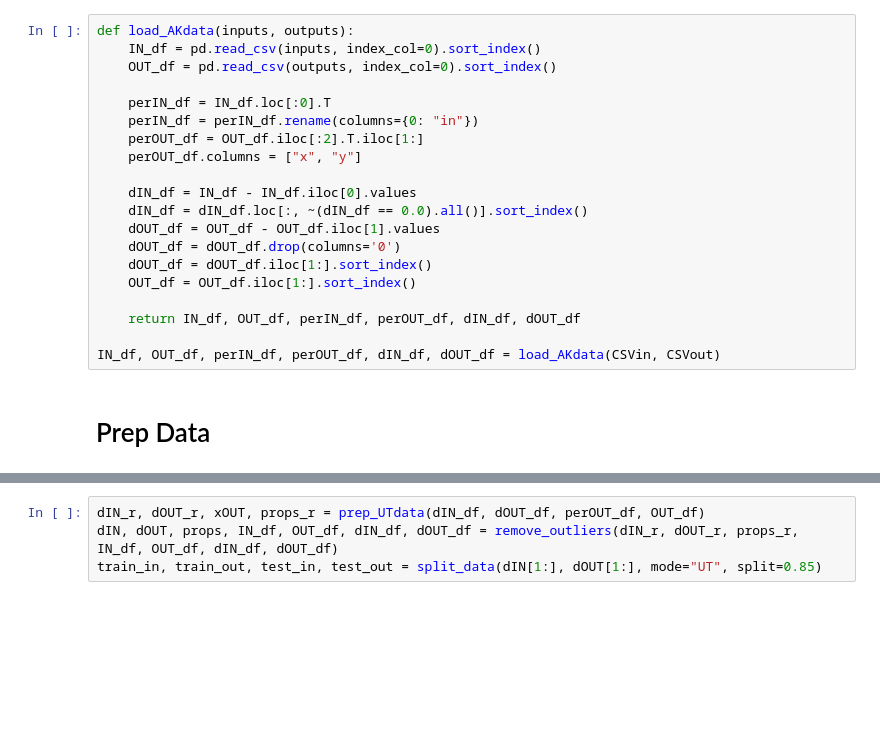
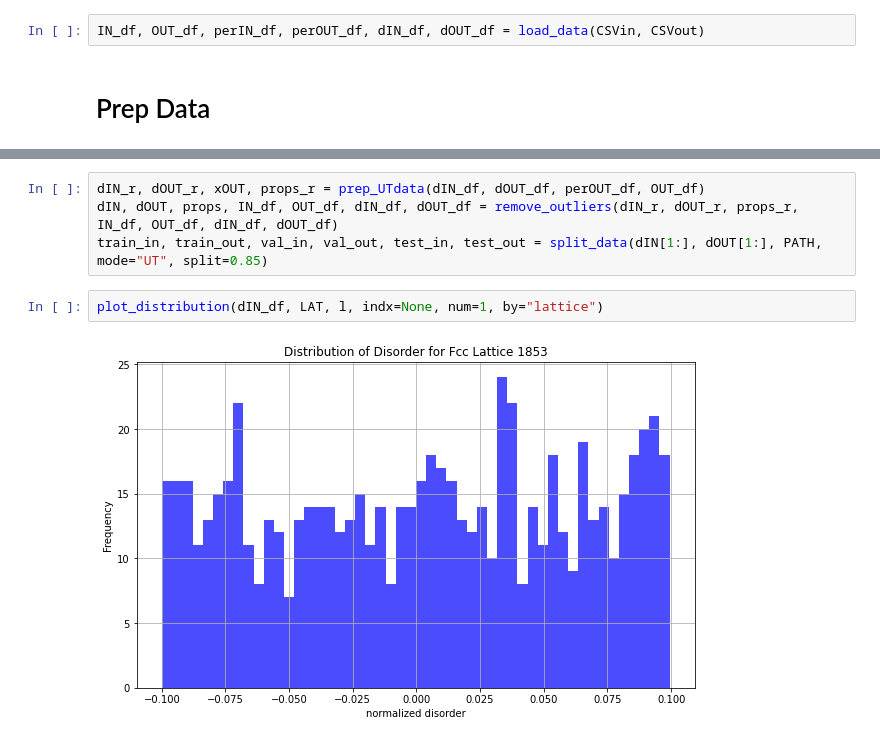
Before and after one commit to niccoforte/NF-PhD-gitRepo, a Jupyter notebook: code/AK-InputsOutputs.ipynb, the cells around one changed output, grey strips where cells are left out. Saved outputs shown, nothing was run; the diff lists cells and outputs as text; blank space fills up the shorter version.

```diff
--- a/code/AK-InputsOutputs.ipynb
+++ b/code/AK-InputsOutputs.ipynb
@@ -30,24 +30,6 @@ dis   = 'disNodes'     # disNodes, disStruts
 CSVin  = PATH + f'Ductile-{dis}-IN.csv'
 CSVout = PATH + f'Ductile-{dis}-OUT.csv'
 # %%
-def load_AKdata(inputs, outputs):
-    IN_df = pd.read_csv(inputs, index_col=0).sort_index()
-    OUT_df = pd.read_csv(outputs, index_col=0).sort_index()
-
-    perIN_df = IN_df.loc[:0].T
-    perIN_df = perIN_df.rename(columns={0: "in"})
-    perOUT_df = OUT_df.iloc[:2].T.iloc[1:]
-    perOUT_df.columns = ["x", "y"]
-
-    dIN_df = IN_df - IN_df.iloc[0].values
-    dIN_df = dIN_df.loc[:, ~(dIN_df == 0.0).all()].sort_index()
-    dOUT_df = OUT_df - OUT_df.iloc[1].values
-    dOUT_df = dOUT_df.drop(columns='0')
-    dOUT_df = dOUT_df.iloc[1:].sort_index()
-    OUT_df = OUT_df.iloc[1:].sort_index()
-
-    return IN_df, OUT_df, perIN_df, perOUT_df, dIN_df, dOUT_df
-
-IN_df, OUT_df, perIN_df, perOUT_df, dIN_df, dOUT_df = load_AKdata(CSVin, CSVout)
+IN_df, OUT_df, perIN_df, perOUT_df, dIN_df, dOUT_df = load_data(CSVin, CSVout)
 # %% [markdown]
 # Prep Data
@@ -128,5 +36,9 @@ def split_data(dIN, dOUT, mode, split=0.85):
 # %%
 dIN_r, dOUT_r, xOUT, props_r = prep_UTdata(dIN_df, dOUT_df, perOUT_df, OUT_df)
 dIN, dOUT, props, IN_df, OUT_df, dIN_df, dOUT_df = remove_outliers(dIN_r, dOUT_r, props_r, IN_df, OUT_df, dIN_df, dOUT_df)
-train_in, train_out, test_in, test_out = split_data(dIN[1:], dOUT[1:], mode="UT", split=0.85)
+train_in, train_out, val_in, val_out, test_in, test_out = split_data(dIN[1:], dOUT[1:], PATH, mode="UT", split=0.85)
+# %%
+plot_distribution(dIN_df, LAT, l, indx=None, num=1, by="lattice")
+# %% [output]
+[figure, added]
 # %%
```
Also changed, not shown: parts of 6 cells of this notebook, 2 other files.
